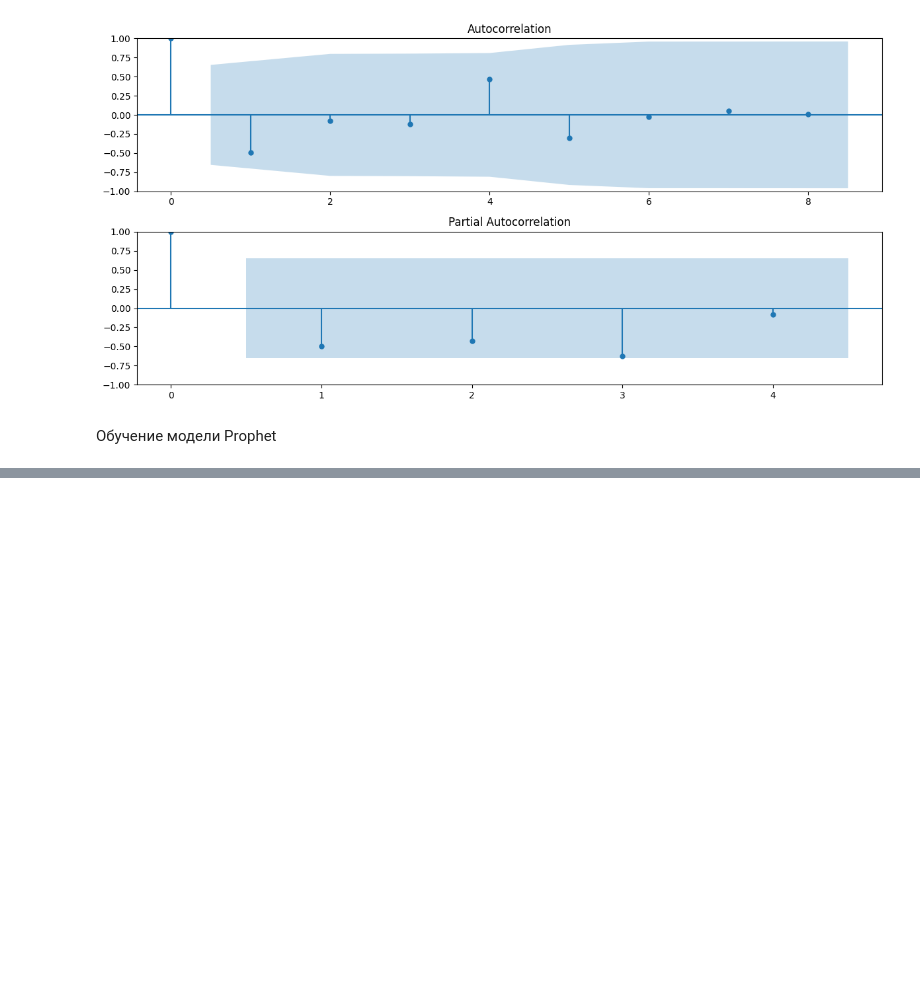
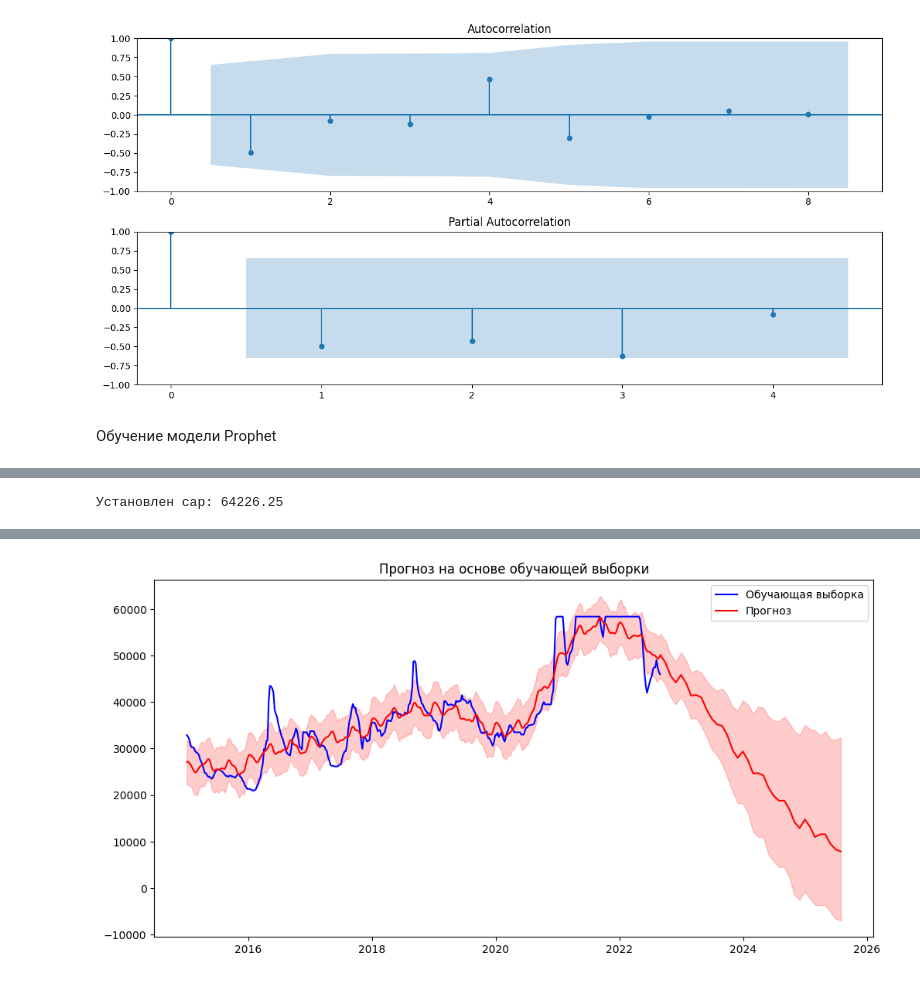
Before and after one commit to mrsoning/Intensive_3, a Jupyter notebook: Deni/baseline deni.ipynb, the cells around one changed output, grey strips where cells are left out. Drawn from its saved outputs; the diff is of its cells as text; code cells hidden in the pictures; blank space fills up the shorter version.

```diff
--- a/Deni/baseline deni.ipynb
+++ b/Deni/baseline deni.ipynb
@@ -380,0 +144,61 @@ plt.show()
+# %%
+import pandas as pd
+import numpy as np
+import matplotlib.pyplot as plt
+from prophet import Prophet
+
+# --- 1. Загрузка данных ---
+data = pd.read_excel("C:\\Users\\2K\\Desktop\\train.xlsx", parse_dates=['dt'])
+data = data.rename(columns={'dt': 'ds', 'Цена на арматуру': 'y'})
+
+
+# --- 2. Обработка пропущенных значений и выбросов ---
+def clean_data(df, value_column):
+    # Пропущенные значения
+    if df[value_column].isnull().any():
+        df[value_column] = df[value_column].interpolate(method='linear')
+
+    # Выбросы (IQR)
+    Q1, Q3 = df[value_column].quantile([0.25, 0.75])
+    IQR = Q3 - Q1
+    lower, upper = Q1 - 1.5 * IQR, Q3 + 1.5 * IQR
+    df[value_column] = df[value_column].clip(lower, upper)
+    return df
+
+data = clean_data(data, 'y')
+
+
+train = data
+
+# --- 4. Настройка параметра cap ---
+cap = train['y'].max() * 1.1  # Максимальное значение + 10% буфера
+print(f"Установлен cap: {cap:.2f}")
+
+# Добавляем cap ко всем данным
+train['cap'] = cap
+
+# --- 5. Обучение модели Prophet ---
+model = Prophet(
+    growth='logistic',
+    yearly_seasonality=True,
+    seasonality_prior_scale=20,
+    changepoint_prior_scale=0.5,
+    changepoint_range=0.9
+)
+
+model.fit(train)
+
+# --- 6. Прогнозирование ---
+future = model.make_future_dataframe(periods=36, freq='M')  # Прогноз на 3 года вперед
+future['cap'] = cap
+forecast = model.predict(future)
+
+# --- 7. Визуализация результатов ---
+plt.figure(figsize=(12, 6))
+plt.plot(data['ds'], data['y'], label='Обучающая выборка', color='blue')
+plt.plot(forecast['ds'], forecast['yhat'], label='Прогноз', color='red')
+plt.fill_between(forecast['ds'], forecast['yhat_lower'], forecast['yhat_upper'], color='red', alpha=0.2)
+plt.legend()
+plt.title("Прогноз на основе обучающей выборки")
+plt.show()
+# %% [output]
@@ -380,0 +206 @@ plt.show()
+Установлен cap: 64226.25
@@ -381,3 +208,4 @@ plt.show()
+[figure, added]
 # %%
 import pandas as pd
 import numpy as np
```
Also changed, not shown: parts of 11 cells of this notebook.
